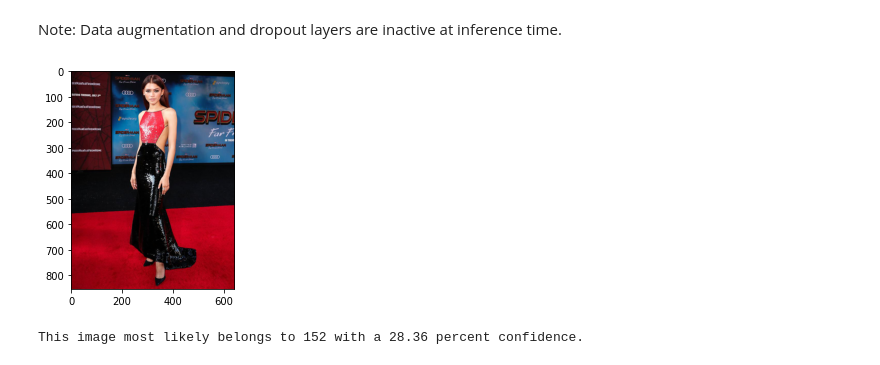
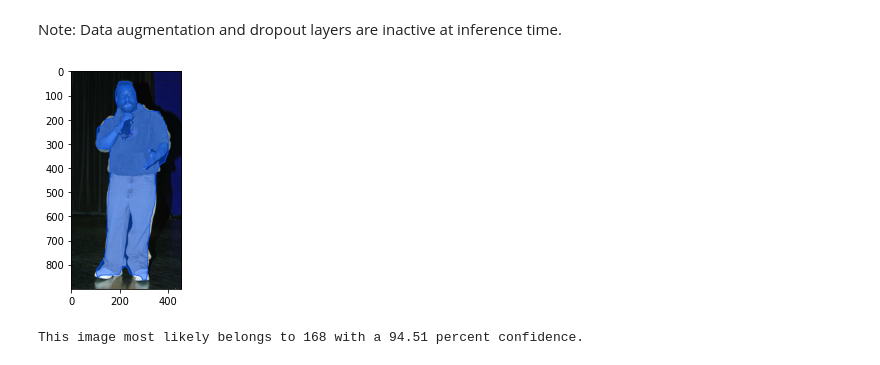
Before and after one commit to emilyswitzer/celeb-heights, a Jupyter notebook: celebs.ipynb, the cells around one changed output. Saved outputs shown, nothing was run; the diff lists cells and outputs as text; code cells hidden in the pictures.

```diff
--- a/celebs.ipynb
+++ b/celebs.ipynb
@@ -82,7 +78,7 @@ Let's load these images off disk using the helpful `tf.keras.utils.image_dataset
 # %% [markdown]
 Define some parameters for the loader:
 # %%
-batch_size = 32
+batch_size =128
 img_height = 512
 img_width = 94
 # %%
@@ -320,7 +303,7 @@ Let's create a new neural network with `tf.keras.layers.Dropout` before training
 # %%
 model = Sequential([
   data_augmentation,
- # layers.Rescaling(1./255),
+  layers.Rescaling(1./255),
   layers.Conv2D(16, 3, padding='same', activation='relu'),
   layers.MaxPooling2D(),
   layers.Conv2D(32, 3, padding='same', activation='relu'),
@@ -343,5 +344,5 @@ model.summary()
 # %%
-epochs = 15
+epochs = 100
 history = model.fit(
   train_ds,
   validation_data=val_ds,
@@ -401,24 +402,24 @@ Finally, let's use our model to classify an image that wasn't included in the tr
 Note: Data augmentation and dropout layers are inactive at inference time.
 # %%
 import matplotlib.image as mpimg
-img = mpimg.imread('/content/zendayaaa.jfif')
+img = mpimg.imread('/content/Beetlejuice.jpg')
 imgplot = plt.imshow(img)
 plt.show()
-sunflower_path = '/content/zendayaaa.jfif'
+sunflower_path = '/content/Beetlejuice.jpg'
 
 img = tf.keras.utils.load_img(
     sunflower_path, target_size=(img_height, img_width)
 )
 img_array = tf.keras.utils.img_to_array(img)
 img_array = tf.expand_dims(img_array, 0) # Create a batch
 
 predictions = model.predict(img_array)
 score = tf.nn.softmax(predictions[0])
 
 print(
     "This image most likely belongs to {} with a {:.2f} percent confidence."
     .format(class_names[np.argmax(score)], 100 * np.max(score))
 )
 # %% [output]
-[figure, old version]
+[figure, new version]
-This image most likely belongs to 152 with a 28.36 percent confidence.
+This image most likely belongs to 168 with a 94.51 percent confidence.
```
Also changed, not shown: parts of 17 cells of this notebook.
